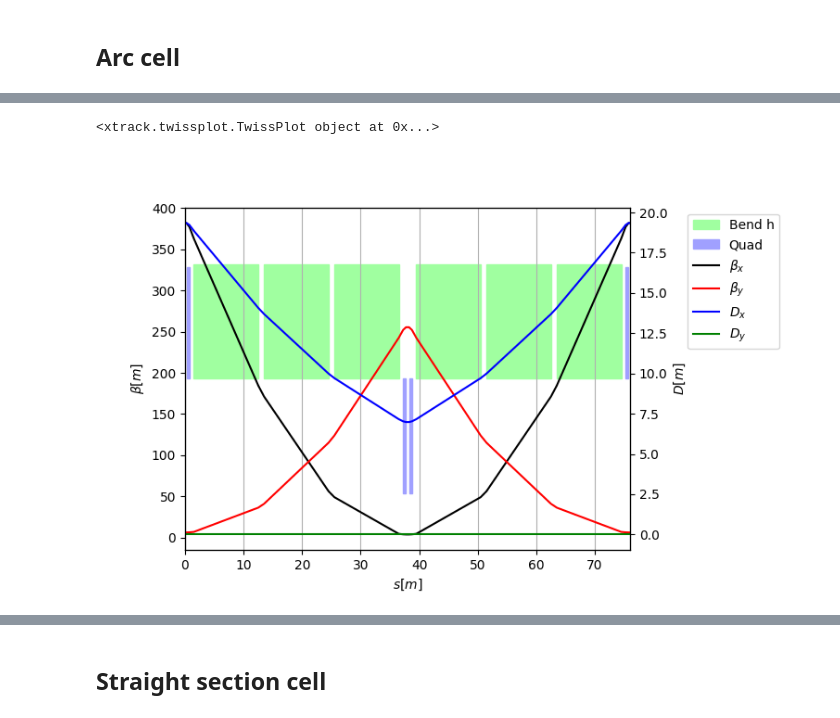
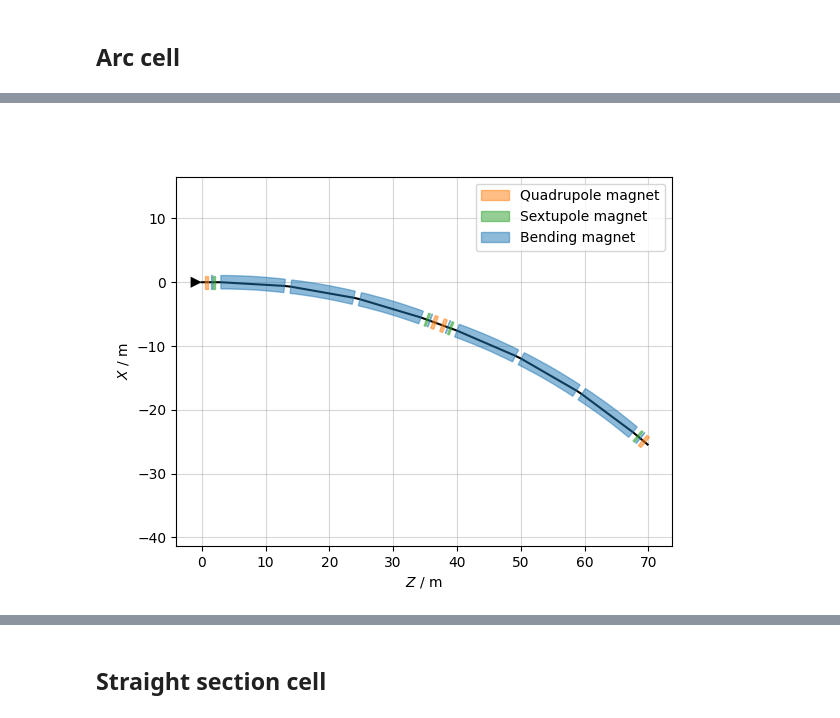
Before and after one commit to xsuite/tutorial_lattice_design, a Jupyter notebook: notebook_00_ring.ipynb, the cells around one changed output, grey strips where cells are left out. Cells and saved outputs as stored; diff of their text form; code cells hidden in the pictures.

```diff
--- a/notebook_00_ring.ipynb
+++ b/notebook_00_ring.ipynb
@@ -46,16 +74,14 @@ Arc half-cell length: 38.0
 # %%
-hcell_left = halfcell.replicate(name='l')
-hcell_right = halfcell.replicate(name='r', mirror=True)
+# Build full fodo cell
+hcell_left = halfcell.replicate(name='l', mirror=True)
+hcell_right = halfcell.replicate(name='r')
 
 cell = env.new_line(components=[
-    env.new_element('start', xt.Marker),
+    env.new('start', xt.Marker),
     hcell_left,
-    env.new_element('mid', xt.Marker),
     hcell_right,
-    env.new_element('end', xt.Marker),
+    env.new('end', xt.Marker),
 ])
+cell.survey().plot()
+# %% [output]
+[figure, added]
-# %%
-cell.twiss4d().plot()
-# %% [output]
-<xtrack.twissplot.TwissPlot object at 0x...>
-[figure, removed]
```
Also changed, not shown: parts of 56 cells of this notebook.
